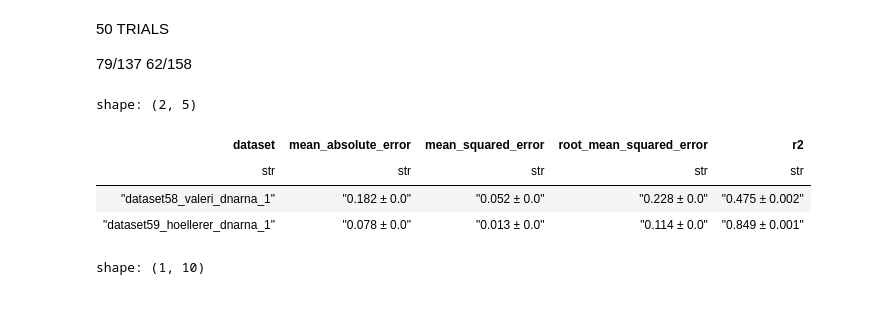
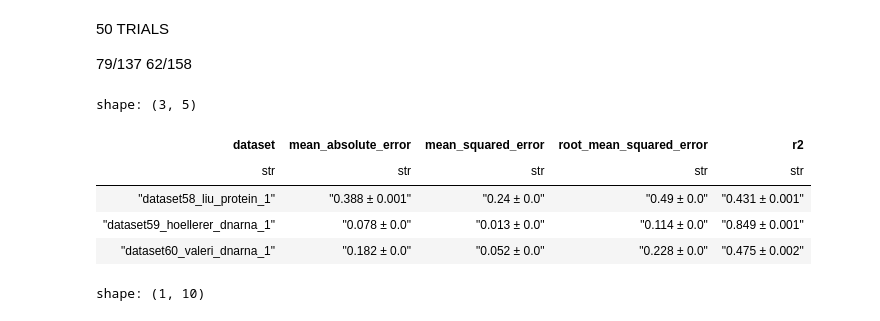
Before and after one commit to Bonidia/BioAutoML-FAST, a Jupyter notebook: test.ipynb, the cells around one changed output. Cells and saved outputs as stored; diff of their text form; code cells hidden in the pictures.

```diff
--- a/test.ipynb
+++ b/test.ipynb
@@ -104,4 +53,12 @@ for i in range(1, 11):
 # %%
+import polars as pl
+import numpy as np
+import pandas as pd
+import math
+from typing import Optional
+import re
+import os
+
 def calculate_metrics_from_confusion_matrix(matrix_path):
     """
     Calculates ACC, Sn, Sp, F1, and MCC from a binary confusion matrix CSV.
@@ -143,7 +100,7 @@ def calculate_metrics_from_confusion_matrix(matrix_path):
 # ---------- Main pipeline ----------
 pl.Config(tbl_rows=60)
 
-full_datasets_path = "App/datasets"
+full_datasets_path = "../datasets"
 datasets_list = [
     os.path.join(full_datasets_path, item)
     for item in os.listdir(full_datasets_path)
@@ -630,7 +587,7 @@ import os
 # ---------- Main pipeline ----------
 pl.Config(tbl_rows=60)
 
-full_datasets_path = "App/datasets"
+full_datasets_path = "../datasets"
 datasets_list = [
     os.path.join(full_datasets_path, item)
     for item in os.listdir(full_datasets_path)
@@ -663,36 +620,37 @@ for dataset_path in datasets_list:
                     df_metrics = pd.concat([df_metrics, df_metrics_run], ignore_index=True)
 
 # ---------- Sorting and Polars conversion ----------
 metric_columns = [
     column for column in df_metrics.columns.drop(["dataset"]).tolist() if "std" not in column
 ]
 df_metrics = pl.from_pandas(df_metrics[["dataset"] + metric_columns]).sort(by=["dataset"])
 
 df_metrics = df_metrics.group_by("dataset").agg(
     [
         (pl.col(col).mean().round(3).cast(pl.Utf8) + " ± " +
          pl.col(col).std().round(3).cast(pl.Utf8)).alias(col)
         for col in df_metrics.columns if col != "dataset"
     ]
 )
 
 # Optional sorting by dataset number if datasets are named like "dataset1", "dataset2", etc.
 df_sorted = (
     df_metrics.with_columns(
         pl.col("dataset").str.extract(r"dataset(\d+)").cast(pl.Int64).alias("dataset_num")
     )
     .sort("dataset_num")
     .drop("dataset_num")
 )
 df_sorted
 # df_final = df_sorted.select(["dataset", "Sn", "Sp", "ACC", "MCC", "AUC", "Sn_test", "Sp_test", "ACC_test", "MCC_test", "AUC_test"])
 # df_final
 # %% [output]
-shape: (2, 5)
+shape: (3, 5)
 | dataset | mean_absolute_error | mean_squared_error | root_mean_squared_error | r2 |
 | str | str | str | str | str |
-| "dataset58_valeri_dnarna_1" | "0.182 ± 0.0" | "0.052 ± 0.0" | "0.228 ± 0.0" | "0.475 ± 0.002" |
+| "dataset58_liu_protein_1" | "0.388 ± 0.001" | "0.24 ± 0.0" | "0.49 ± 0.0" | "0.431 ± 0.001" |
 | "dataset59_hoellerer_dnarna_1" | "0.078 ± 0.0" | "0.013 ± 0.0" | "0.114 ± 0.0" | "0.849 ± 0.001" |
+| "dataset60_valeri_dnarna_1" | "0.182 ± 0.0" | "0.052 ± 0.0" | "0.228 ± 0.0" | "0.475 ± 0.002" |
 # %%
 df_papers = pl.DataFrame({"dataset": ["dataset1_zhang_protein"],
              "ACC": [0.871],
```
Also changed, not shown: parts of 6 cells of this notebook, 6 other files.
